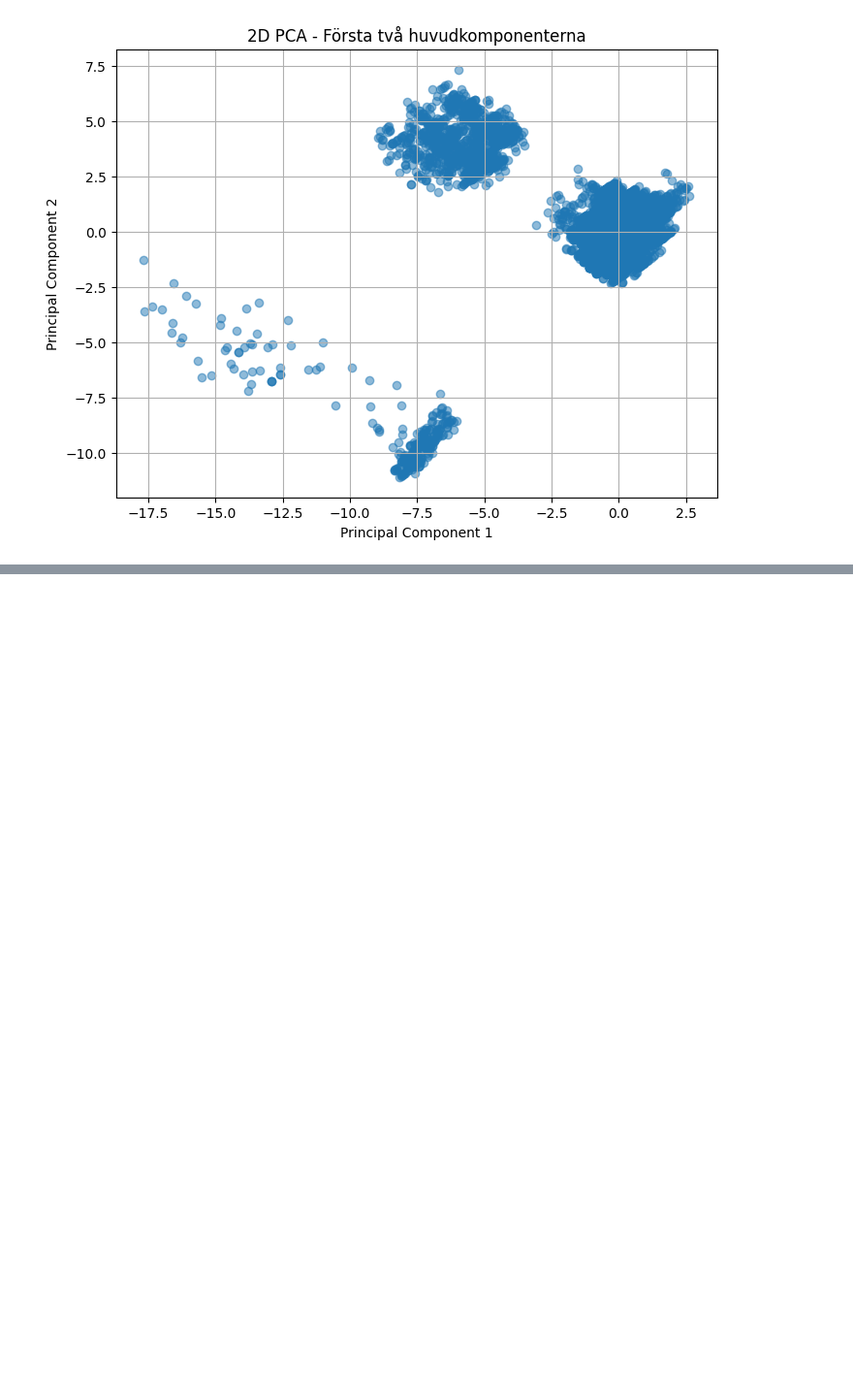
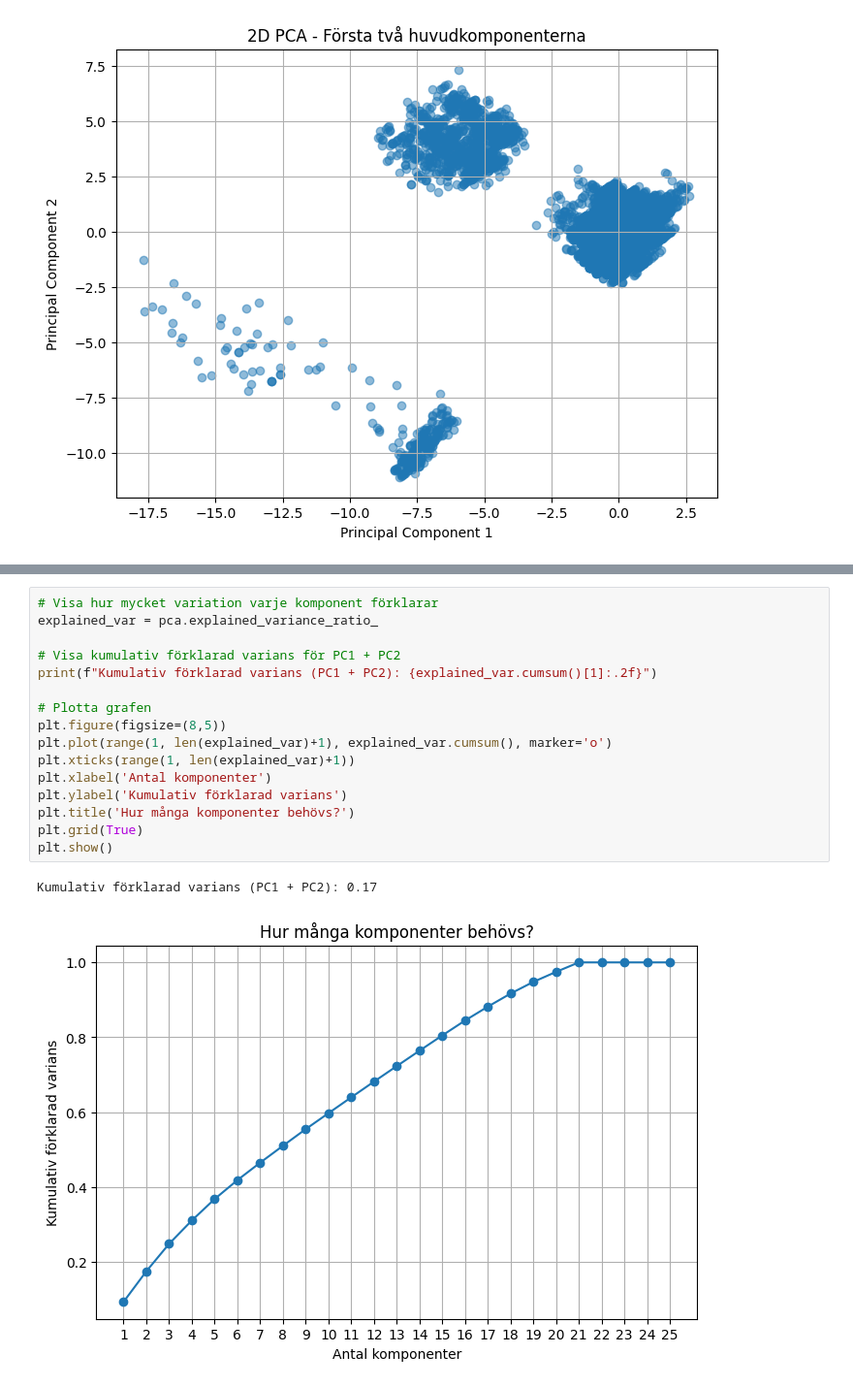
Before and after one commit to ZhuXiaohua11/AI-ML-Salaries, a Jupyter notebook: pca_datareduktion.ipynb, the cells around one changed output, grey strips where cells are left out. Shown: that part at 97% size. Saved outputs shown, nothing was run; the diff lists cells and outputs as text; blank space fills up the shorter version.

```diff
--- a/pca_datareduktion.ipynb
+++ b/pca_datareduktion.ipynb
@@ -154,0 +155,19 @@ Eftersom ingen tydlig gruppering finns, kan vi tolka det som att lönedata inom
+# %%
+# Visa hur mycket variation varje komponent förklarar
+explained_var = pca.explained_variance_ratio_
+
+# Visa kumulativ förklarad varians för PC1 + PC2
+print(f"Kumulativ förklarad varians (PC1 + PC2): {explained_var.cumsum()[1]:.2f}")
+
+# Plotta grafen
+plt.figure(figsize=(8,5))
+plt.plot(range(1, len(explained_var)+1), explained_var.cumsum(), marker='o')
+plt.xticks(range(1, len(explained_var)+1))
+plt.xlabel('Antal komponenter')
+plt.ylabel('Kumulativ förklarad varians')
+plt.title('Hur många komponenter behövs?')
+plt.grid(True)
+plt.show()
+# %% [output]
+Kumulativ förklarad varians (PC1 + PC2): 0.17
+[figure, added]
```
Also changed, not shown: parts of 23 cells of this notebook, 1 other file.
